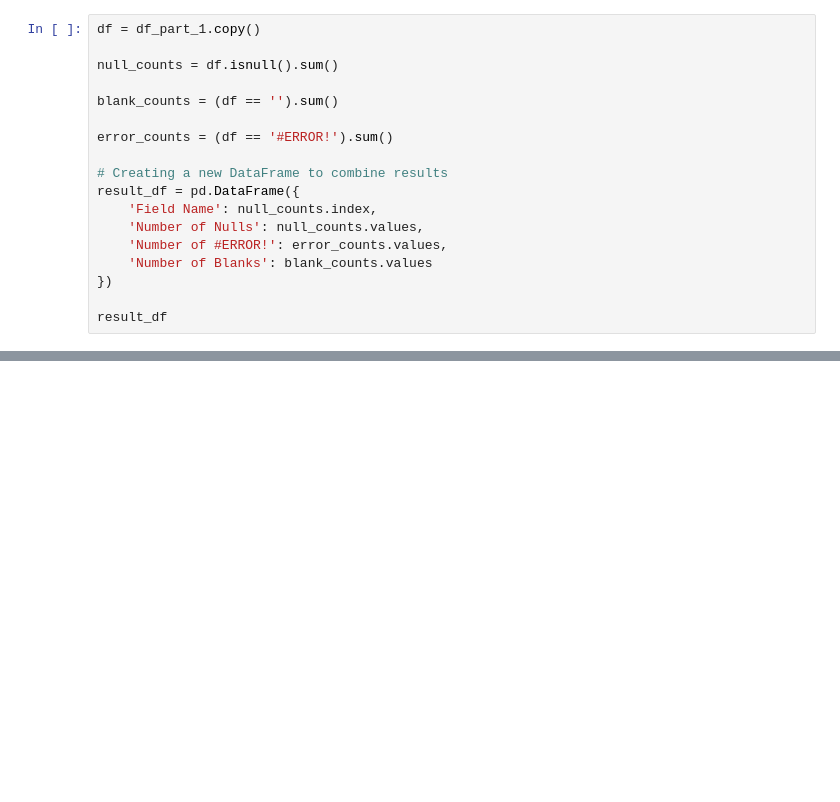
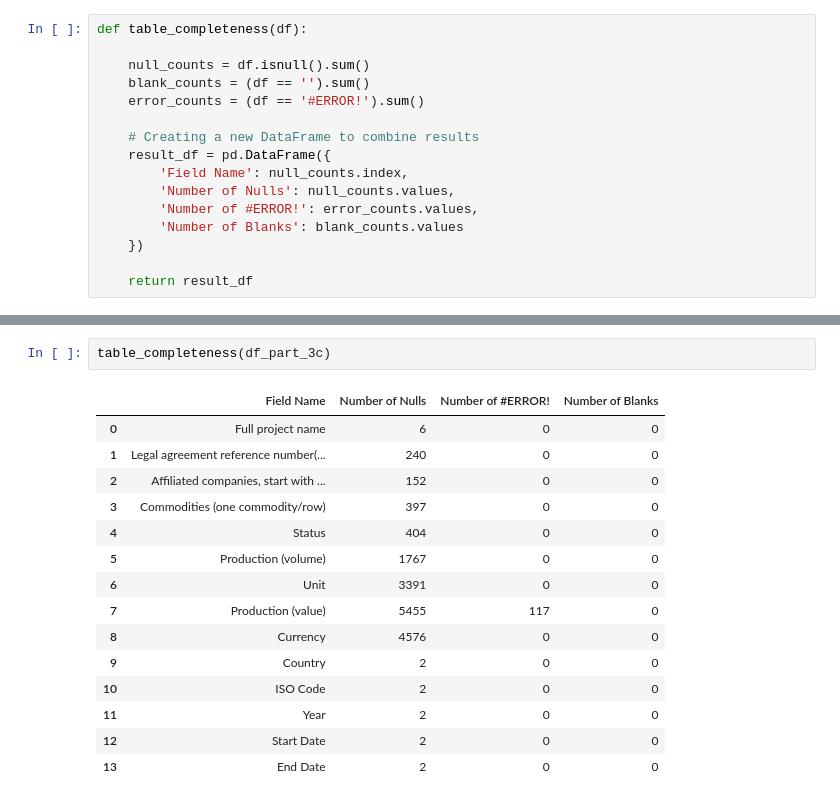
Before and after one commit to civicliteracies/EITI_SDT_data_verification_and_validation, a Jupyter notebook: v2.ipynb, the cells around one changed output, grey strips where cells are left out. Drawn from its saved outputs; the diff is of its cells as text; blank space fills up the shorter version.

```diff
--- a/v2.ipynb
+++ b/v2.ipynb
@@ -26,18 +48,16 @@ df_dict = {"Part 1 - About.csv": df_part_1,
 # %%
-df = df_part_1.copy()
+def table_completeness(df):
 
-null_counts = df.isnull().sum()
+    null_counts = df.isnull().sum()
+    blank_counts = (df == '').sum()
+    error_counts = (df == '#ERROR!').sum()
 
-blank_counts = (df == '').sum()
+    # Creating a new DataFrame to combine results
+    result_df = pd.DataFrame({
+        'Field Name': null_counts.index,
+        'Number of Nulls': null_counts.values,
+        'Number of #ERROR!': error_counts.values,
+        'Number of Blanks': blank_counts.values
+    })
 
-error_counts = (df == '#ERROR!').sum()
-
-# Creating a new DataFrame to combine results
-result_df = pd.DataFrame({
-    'Field Name': null_counts.index,
-    'Number of Nulls': null_counts.values,
-    'Number of #ERROR!': error_counts.values,
-    'Number of Blanks': blank_counts.values
-})
-
-result_df
+    return result_df
@@ -61,0 +81,18 @@ result_df
+# %%
+table_completeness(df_part_3c)
+# %% [output]
+|  | Field Name | Number of Nulls | Number of #ERROR! | Number of Blanks |
+| 0 | Full project name | 6 | 0 | 0 |
+| 1 | Legal agreement reference number(... | 240 | 0 | 0 |
+| 2 | Affiliated companies, start with ... | 152 | 0 | 0 |
+| 3 | Commodities (one commodity/row) | 397 | 0 | 0 |
+| 4 | Status | 404 | 0 | 0 |
+| 5 | Production (volume) | 1767 | 0 | 0 |
+| 6 | Unit | 3391 | 0 | 0 |
+| 7 | Production (value) | 5455 | 117 | 0 |
+| 8 | Currency | 4576 | 0 | 0 |
+| 9 | Country | 2 | 0 | 0 |
+| 10 | ISO Code | 2 | 0 | 0 |
+| 11 | Year | 2 | 0 | 0 |
+| 12 | Start Date | 2 | 0 | 0 |
+| 13 | End Date | 2 | 0 | 0 |
```
Also changed, not shown: parts of 18 cells of this notebook, 3 other files.
